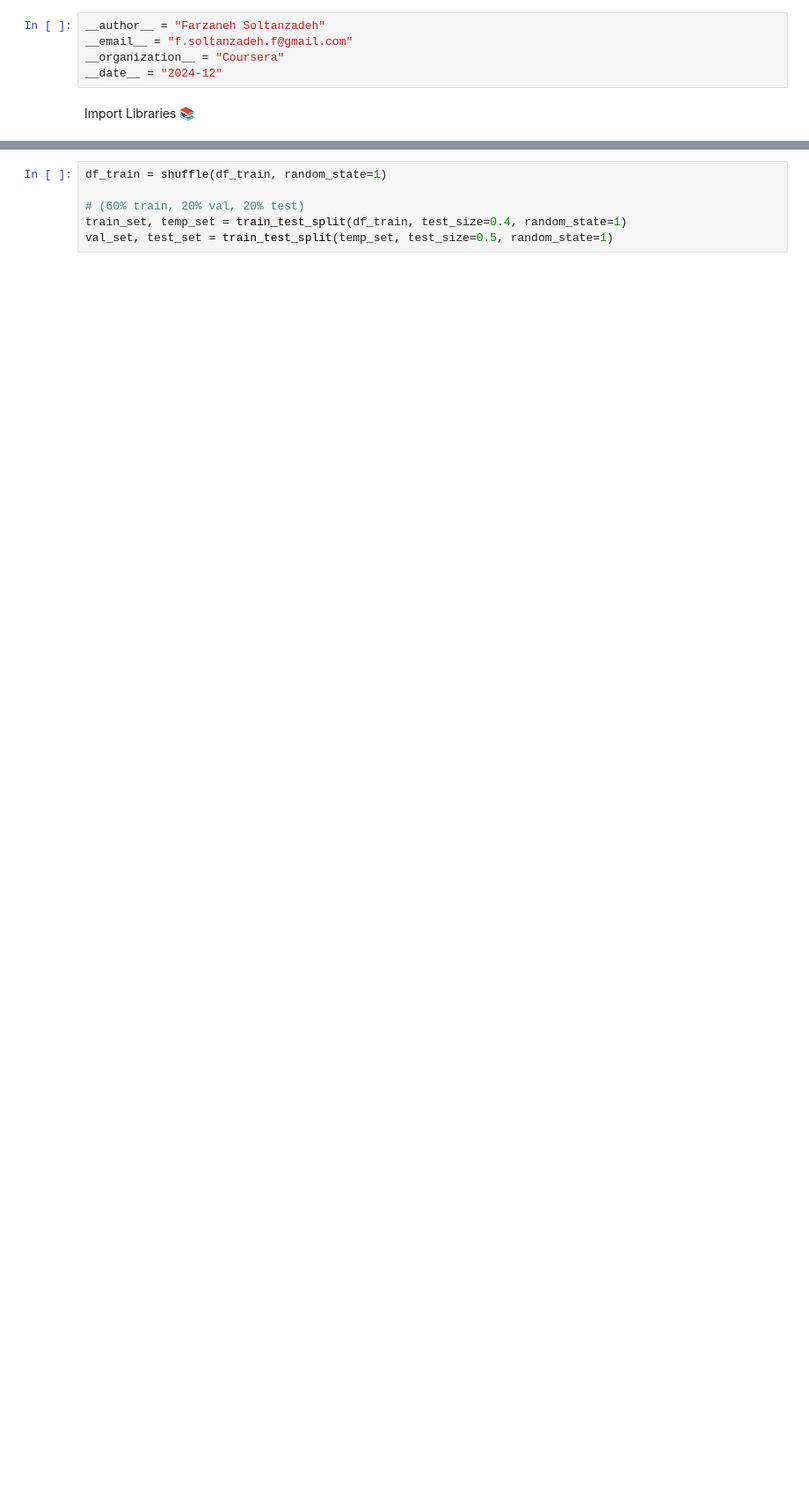
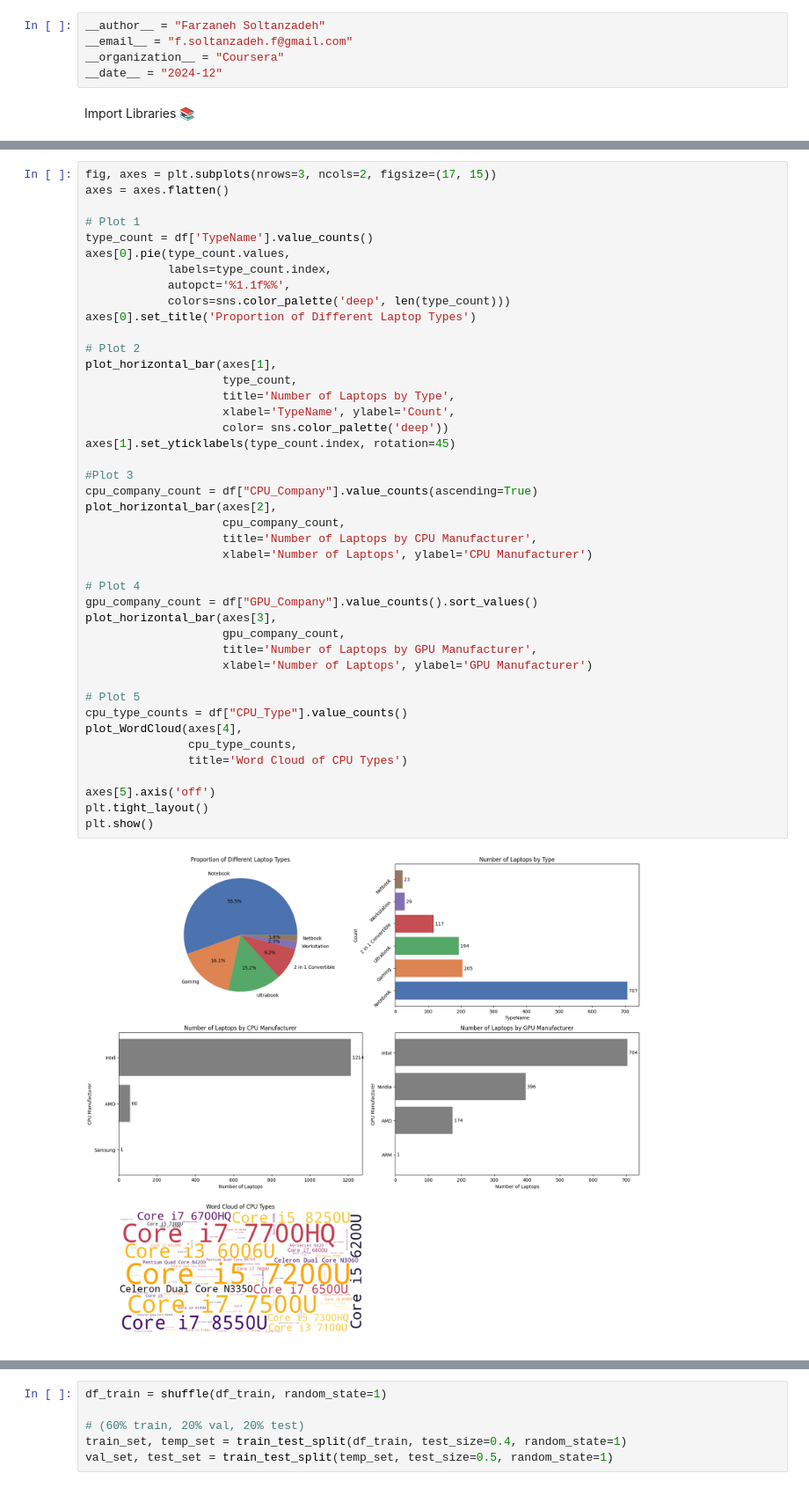
Before and after one commit to FarzanehSoltanzadeh/Regression, a Jupyter notebook: Multivariate Linear Regression/Implementation.ipynb, the cells around one changed output, grey strips where cells are left out. Shown at 88% size. Saved outputs shown, nothing was run; the diff lists cells and outputs as text; blank space fills up the shorter version.

```diff
--- a/Multivariate Linear Regression/Implementation.ipynb
+++ b/Multivariate Linear Regression/Implementation.ipynb
@@ -32,0 +196,45 @@ df_train.head()
+# %%
+fig, axes = plt.subplots(nrows=3, ncols=2, figsize=(17, 15))
+axes = axes.flatten()
+
+# Plot 1
+type_count = df['TypeName'].value_counts()
+axes[0].pie(type_count.values,
+            labels=type_count.index,
+            autopct='%1.1f%%',
+            colors=sns.color_palette('deep', len(type_count)))
+axes[0].set_title('Proportion of Different Laptop Types')
+
+# Plot 2
+plot_horizontal_bar(axes[1],
+                    type_count,
+                    title='Number of Laptops by Type',
+                    xlabel='TypeName', ylabel='Count',
+                    color= sns.color_palette('deep'))
+axes[1].set_yticklabels(type_count.index, rotation=45)
+
+#Plot 3
+cpu_company_count = df["CPU_Company"].value_counts(ascending=True)
+plot_horizontal_bar(axes[2],
+                    cpu_company_count,
+                    title='Number of Laptops by CPU Manufacturer',
+                    xlabel='Number of Laptops', ylabel='CPU Manufacturer')
+
+# Plot 4
+gpu_company_count = df["GPU_Company"].value_counts().sort_values()
+plot_horizontal_bar(axes[3],
+                    gpu_company_count,
+                    title='Number of Laptops by GPU Manufacturer',
+                    xlabel='Number of Laptops', ylabel='GPU Manufacturer')
+
+# Plot 5
+cpu_type_counts = df["CPU_Type"].value_counts()
+plot_WordCloud(axes[4],
+               cpu_type_counts,
+               title='Word Cloud of CPU Types')
+
+axes[5].axis('off')
+plt.tight_layout()
+plt.show()
+# %% [output]
+[figure, added]
```
Also changed, not shown: parts of 19 cells of this notebook.
